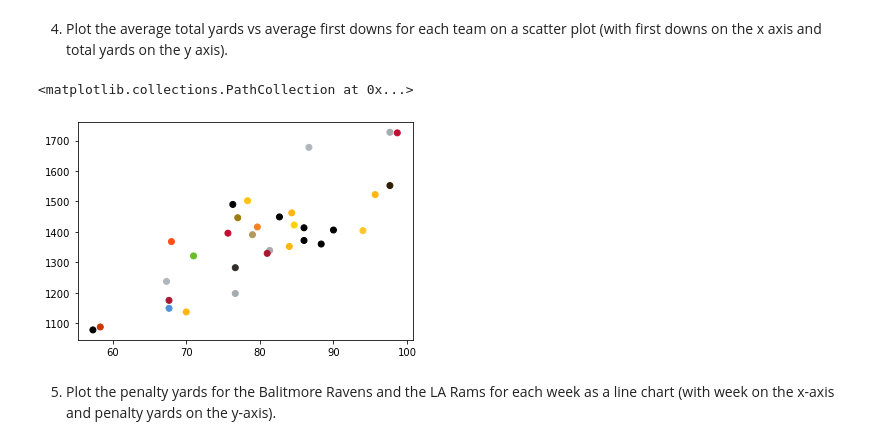
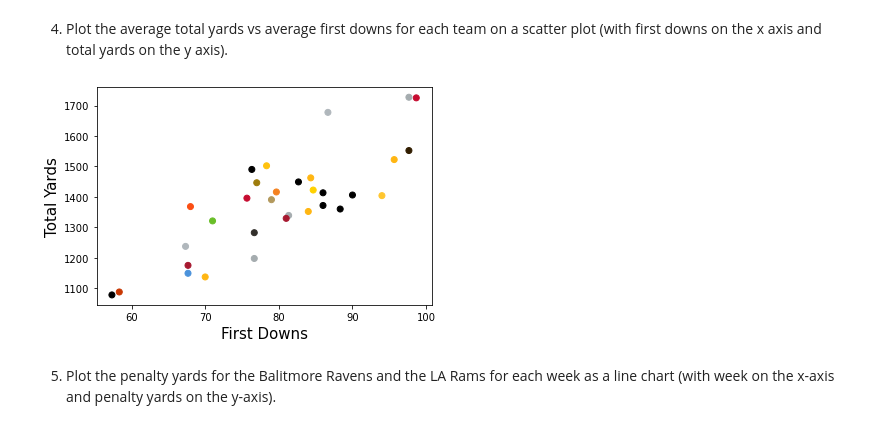
Before and after one commit to SheltonBlackwell/cis277-fa22-Lab5, a Jupyter notebook: Lab5.ipynb, the cells around one changed output. Cells and saved outputs as stored; diff of their text form; code cells hidden in the pictures.

```diff
--- a/Lab5.ipynb
+++ b/Lab5.ipynb
@@ -57,9 +57,10 @@ plt.show()
 4. Plot the average total yards vs average first downs for each team on a scatter plot (with first downs on the x axis and total yards on the y axis).
 # %%
 plt.scatter(all_files.groupby('team')['first_downs'].mean(), all_files.groupby('team').total_yards.mean(),color= colors_logos.team_color2)
+plt.xlabel("First Downs",fontsize=15)
+plt.ylabel("Total Yards",fontsize=15);
 # %% [output]
-<matplotlib.collections.PathCollection at 0x...>
-[figure, old version]
+[figure, new version]
 # %% [markdown]
 5. Plot the penalty yards for the Balitmore Ravens and the LA Rams for each week as a line chart (with week on the x-axis and penalty yards on the y-axis).
 # %% [markdown]
```
Also changed, not shown: parts of 2 cells of this notebook.
